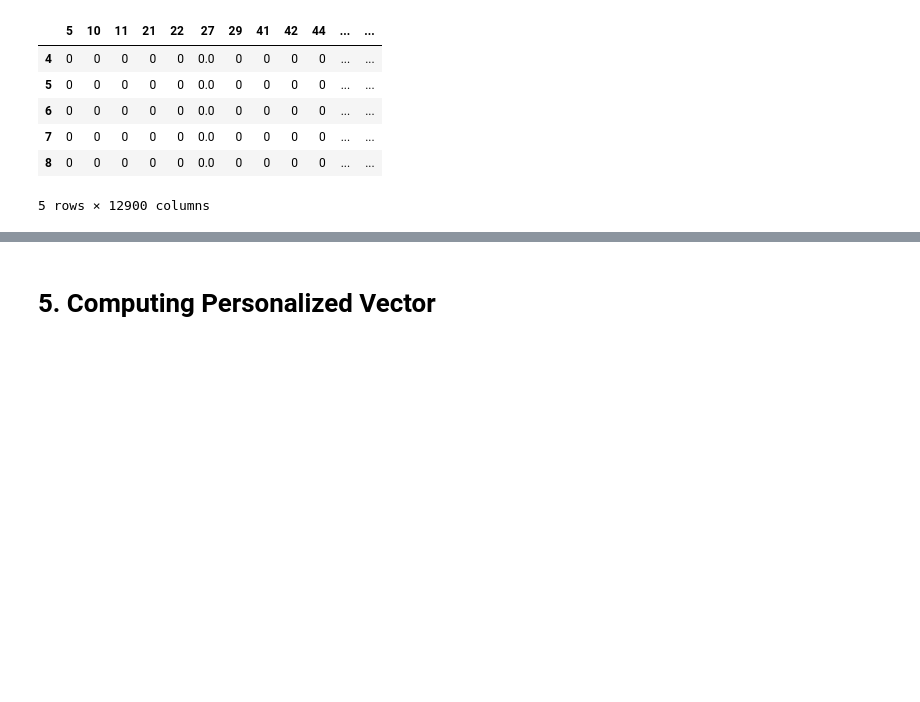
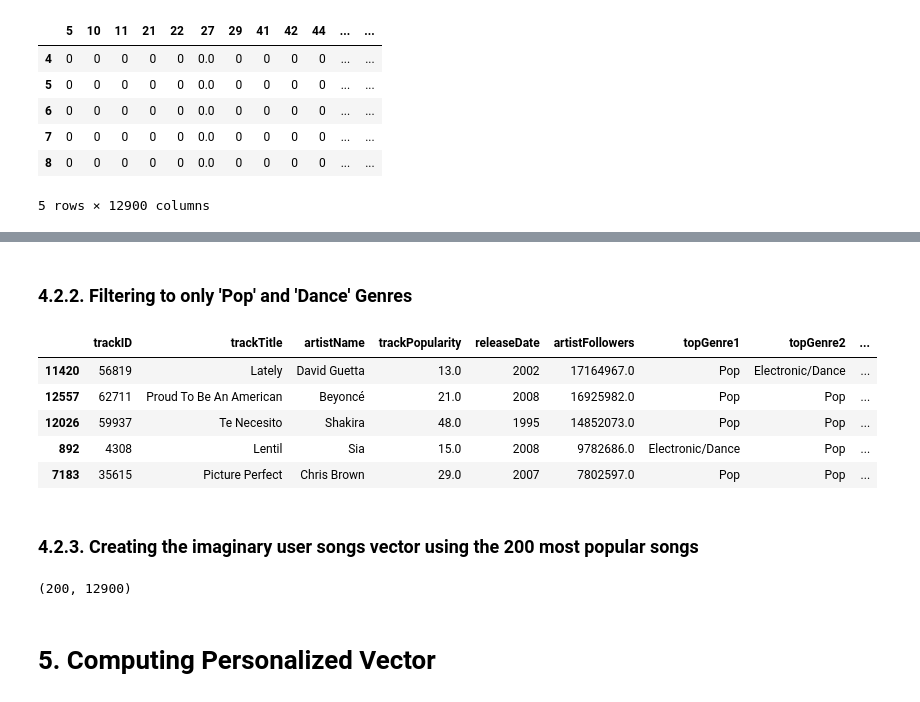
Before and after one commit to rezaho/NetworkTour-of-DataScience, a Jupyter notebook: Generating_Playlists.ipynb, the cells around one changed output, grey strips where cells are left out. Saved outputs shown, nothing was run; the diff lists cells and outputs as text; code cells hidden in the pictures; blank space fills up the shorter version.

```diff
--- a/Generating_Playlists.ipynb
+++ b/Generating_Playlists.ipynb
@@ -235,0 +249,16 @@ concept_pop
+# %% [markdown]
+### 4.2.2. Filtering to only 'Pop' and 'Dance' Genres
+# %%
+tracks_sorted = tracks_sorted[tracks_sorted.topGenre1.isin(['Pop','pop', 'Electronic/Dance'])]
+
+# Showing typical songs that our imagonary user would like
+tracks_sorted.drop_duplicates(subset=['artistName']).head()
+# %% [output]
+|  | trackID | trackTitle | artistName | trackPopularity | releaseDate | artistFollowers | topGenre1 | topGenre2 | ... |
+| 11420 | 56819 | Lately | David Guetta | 13.0 | 2002 | 17164967.0 | Pop | Electronic/Dance | ... |
+| 12557 | 62711 | Proud To Be An American | Beyoncé | 21.0 | 2008 | 16925982.0 | Pop | Pop | ... |
+| 12026 | 59937 | Te Necesito | Shakira | 48.0 | 1995 | 14852073.0 | Pop | Pop | ... |
+| 892 | 4308 | Lentil | Sia | 15.0 | 2008 | 9782686.0 | Electronic/Dance | Pop | ... |
+| 7183 | 35615 | Picture Perfect | Chris Brown | 29.0 | 2007 | 7802597.0 | Pop | Pop | ... |
+# %% [markdown]
+### 4.2.3. Creating the imaginary user songs vector using the 200 most popular songs
@@ -236,2 +273,6 @@ concept_pop
+# %%
+H_songs.shape
+# %% [output]
+(200, 12900)
 # %% [markdown]
 # 5. Computing Personalized Vector
```
Also changed, not shown: parts of 19 cells of this notebook.
